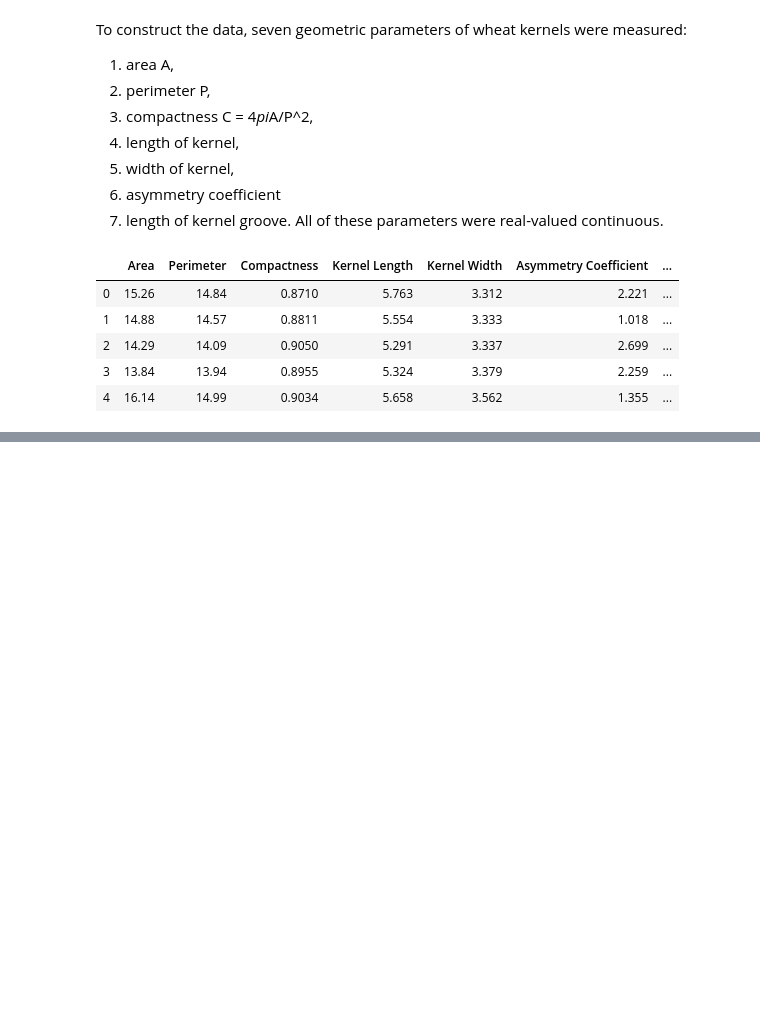
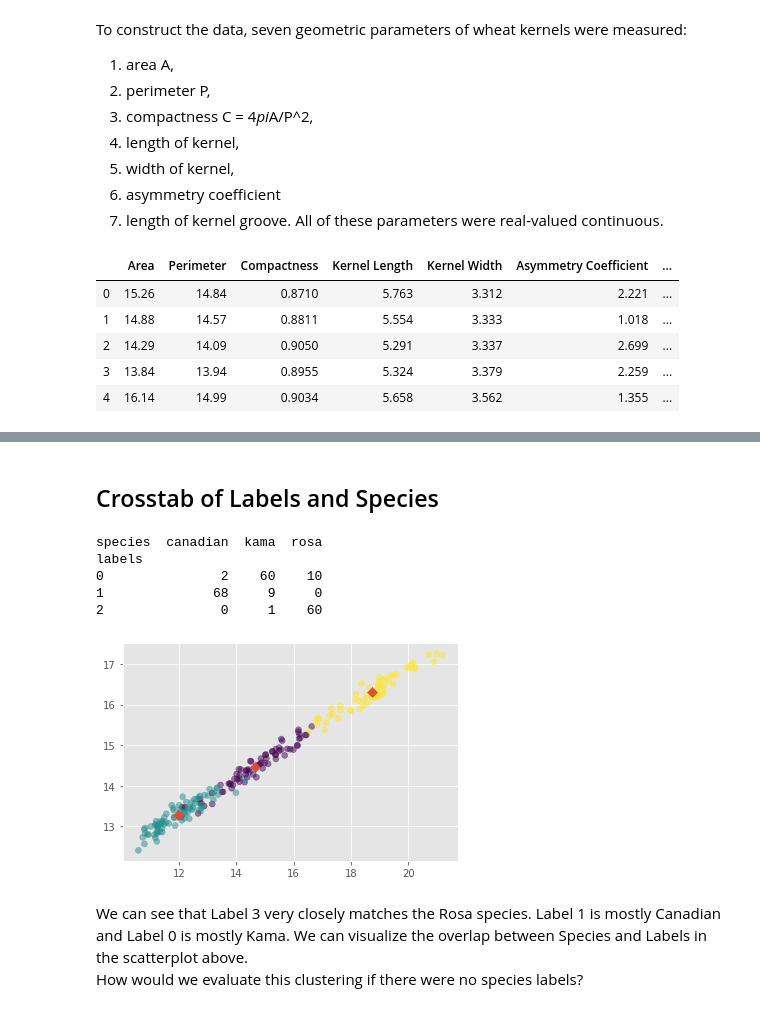
Before and after one commit to cailyn-craven/Unsupervised_learning_sklearn, a Jupyter notebook: Clustering/Grain.ipynb, the cells around one changed output, grey strips where cells are left out. Cells and saved outputs as stored; diff of their text form; code cells hidden in the pictures; blank space fills up the shorter version.

```diff
--- a/Clustering/Grain.ipynb
+++ b/Clustering/Grain.ipynb
@@ -70,0 +83,11 @@ df.head()
+# %%
+# create KMeans clustering model
+# specify 3 clusters
+# because there are 3 iris species
+model = KMeans(n_clusters=3)
+# %%
+# Create arrays for the features and the response variable
+# for now I am dropping region because it is an object instead of a numeric value
+# TODO: encode region as a dummy variable
+y = df['Species'].values
+X = df.drop(['Species'], axis=1).values
@@ -70,0 +113,3 @@ df.head()
+# %%
+# fit KMeans clustering model
+model.fit(X)
@@ -70,0 +120,4 @@ df.head()
+# %%
+# predict labels for clusters
+labels = model.predict(X)
+print(labels)
@@ -70,0 +162,35 @@ df.head()
+# %% [markdown]
+## Crosstab of Labels and Species
+# %%
+ct = pd.crosstab(crosstab_df['labels'], crosstab_df['species'])
+print(ct)
+# %% [output]
+species  canadian  kama  rosa
+labels
+0               2    60    10
+1              68     9     0
+2               0     1    60
+# %%
+# Assign the columns of new_points: xs and ys
+xs = X[:,0]
+ys = X[:,1]
+
+# Make a scatter plot of xs and ys, using labels to define the colors
+plt.scatter(xs, ys, c=labels, alpha=0.5)
+
+# Assign the cluster centers: centroids
+# compute the coordinates of centroids
+centroids = model.cluster_centers_
+
+# Assign the columns of centroids: centroids_x, centroids_y
+centroids_x = centroids[:,0]
+centroids_y = centroids[:,1]
+
+# Make a scatter plot of centroids_x and centroids_y
+plt.scatter(centroids_x, centroids_y, marker='D', s=50)
+plt.show()
+# %% [output]
+[figure, added]
+# %% [markdown]
+We can see that Label 3 very closely matches the Rosa species. Label 1 is mostly Canadian and Label 0 is mostly Kama. We can visualize the overlap between Species and Labels in the scatterplot above. <br>
+How would we evaluate this clustering if there were no species labels?
```
Also changed, not shown: parts of 21 cells of this notebook.
